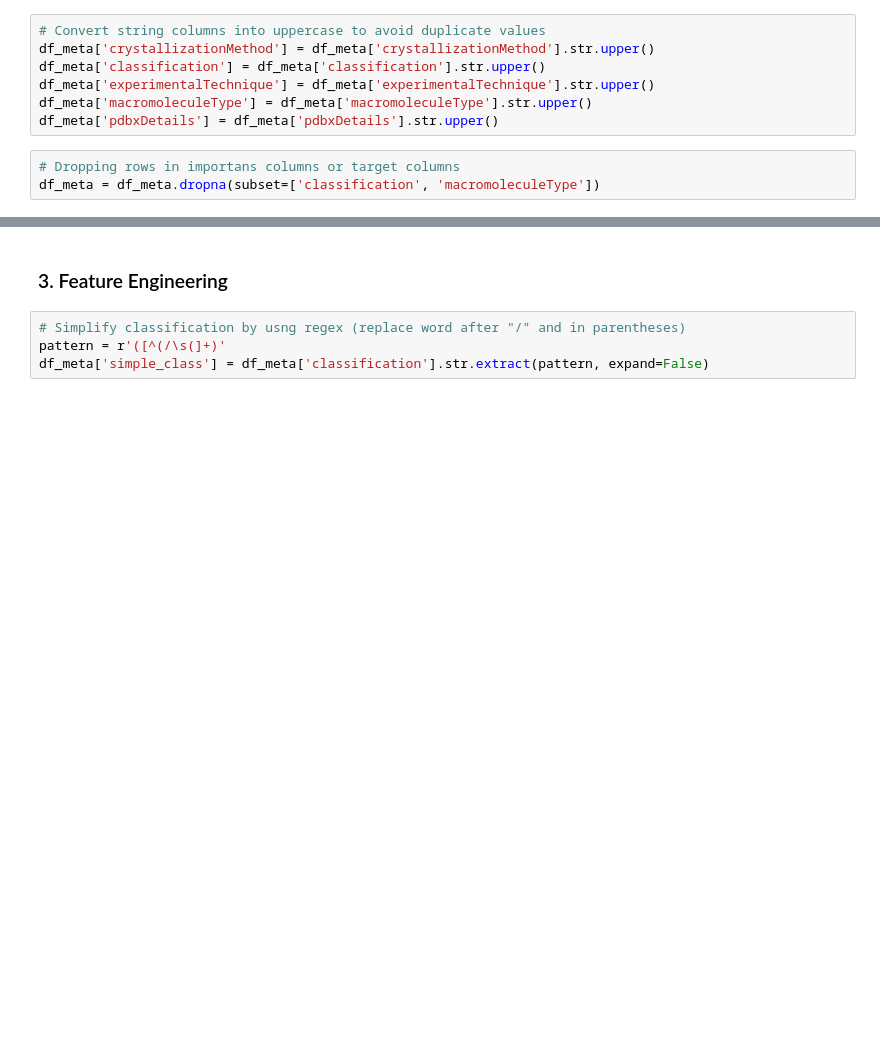
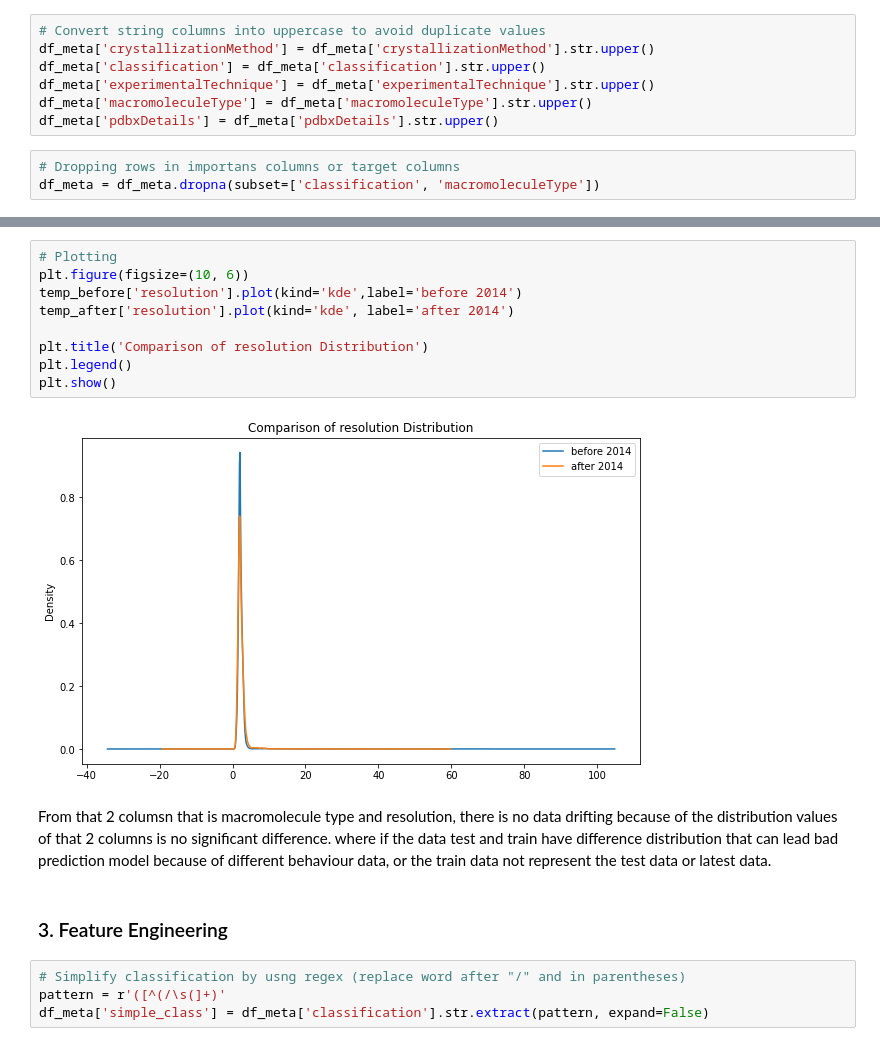
Before and after one commit to adhitizki/protein, a Jupyter notebook: notebook.ipynb, the cells around one changed output, grey strips where cells are left out. Drawn from its saved outputs; the diff is of its cells as text; blank space fills up the shorter version.

```diff
--- a/notebook.ipynb
+++ b/notebook.ipynb
@@ -365,3 +384,16 @@ for col in cols:
+# %%
+# Plotting
+plt.figure(figsize=(10, 6))
+temp_before['resolution'].plot(kind='kde',label='before 2014')
+temp_after['resolution'].plot(kind='kde', label='after 2014')
+
+plt.title('Comparison of resolution Distribution')
+plt.legend()
+plt.show()
+# %% [output]
+[figure, added]
+# %% [markdown]
+From that 2 columsn that is macromolecule type and resolution, there is no data drifting because of the distribution values of that 2 columns is no significant difference. where if the data test and train have difference distribution that can lead bad prediction model because of different behaviour data, or the train data not represent the test data or latest data.
 # %% [markdown]
 ### 3. Feature Engineering
 # %%
```
Also changed, not shown: parts of 6 cells of this notebook.
